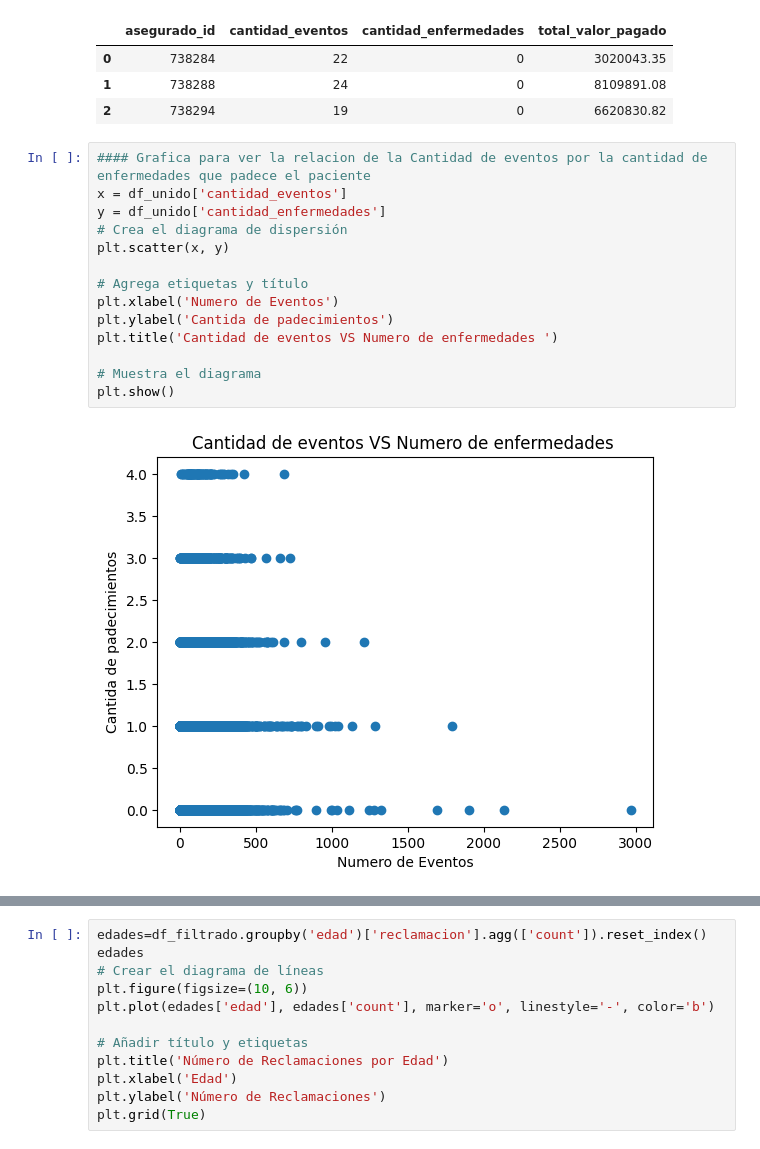
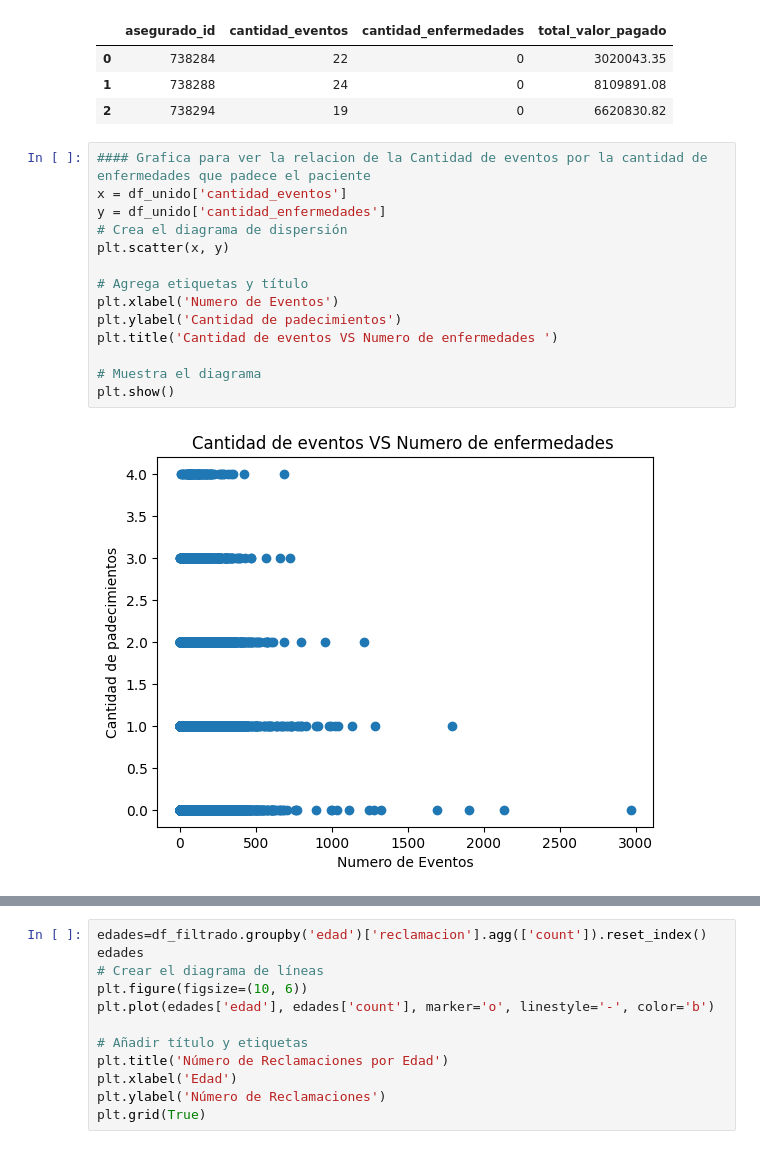
Before and after one commit to danielmancovidales/Aplicaciones-en-finanzas, a Jupyter notebook: Exploratorio.ipynb, the cells around one changed output, grey strips where cells are left out. Drawn from its saved outputs; the diff is of its cells as text.

```diff
--- a/Exploratorio.ipynb
+++ b/Exploratorio.ipynb
@@ -208,19 +208,19 @@ df_unido_1.head(3)
 # %%
 #### Grafica para ver la relacion de la Cantidad de eventos por la cantidad de enfermedades que padece el paciente
 x = df_unido['cantidad_eventos']
 y = df_unido['cantidad_enfermedades']
 # Crea el diagrama de dispersión
 plt.scatter(x, y)
 
 # Agrega etiquetas y título
 plt.xlabel('Numero de Eventos')
-plt.ylabel('Cantida de padecimientos')
+plt.ylabel('Cantidad de padecimientos')
 plt.title('Cantidad de eventos VS Numero de enfermedades ')
 
 # Muestra el diagrama
 plt.show()
 # %% [output]
-[figure, old version]
+[figure, new version]
 # %%
 #### Grafica para ver la relacion de la Cantidad de eventos por la cantidad de enfermedades que padece el paciente
 x = df_unido_1['total_valor_pagado']
```
Also changed, not shown: parts of 5 cells of this notebook.
